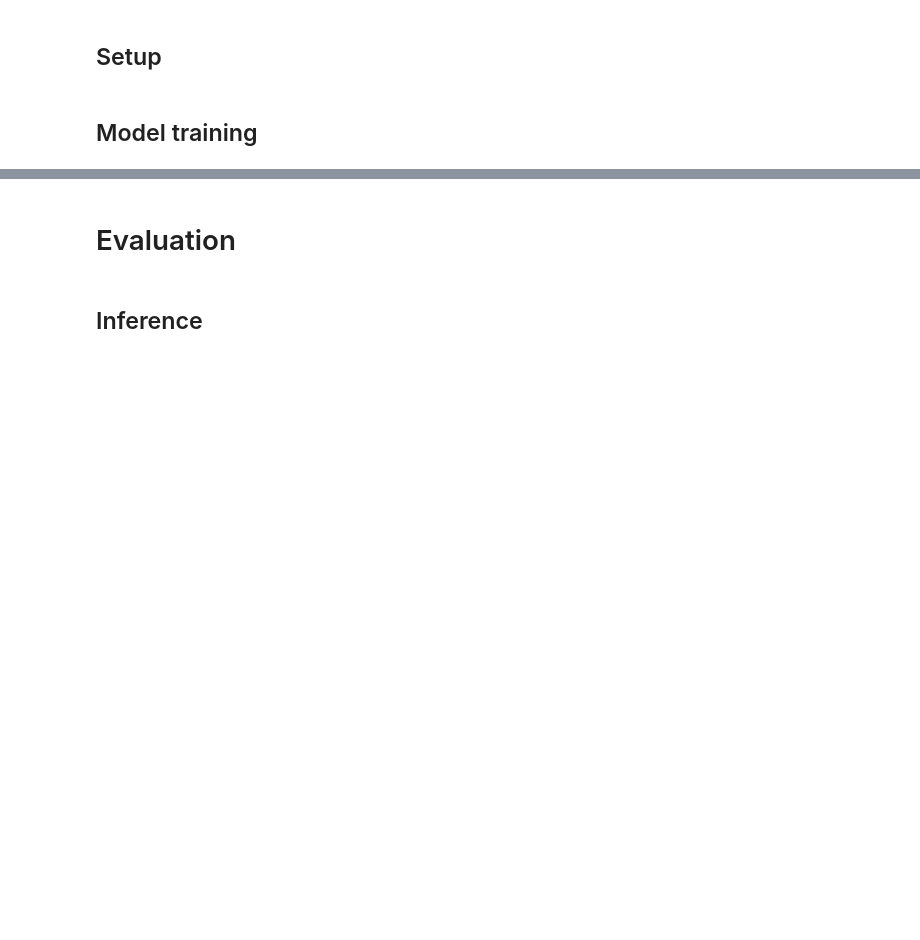
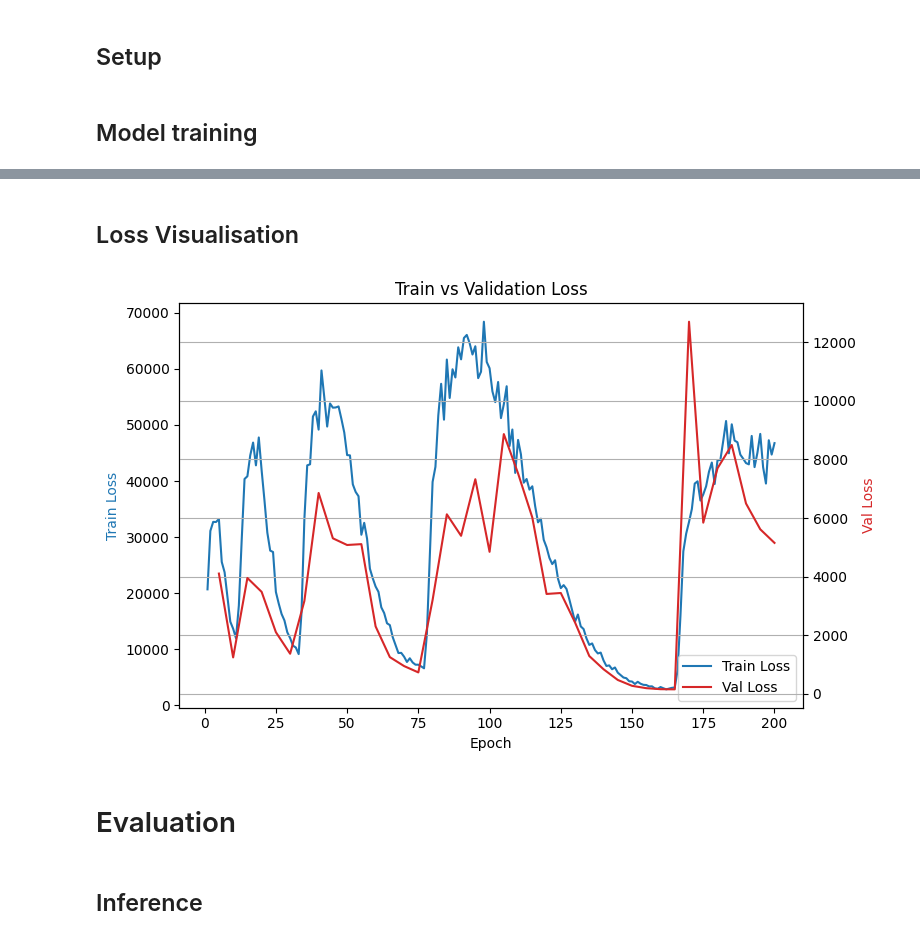
Before and after one commit to AtharvaAtIITM/DALab_Kaggle_Competition, a Jupyter notebook: kaggle_notebook.ipynb, the cells around one changed output, grey strips where cells are left out. Drawn from its saved outputs; the diff is of its cells as text; code cells hidden in the pictures; blank space fills up the shorter version.

```diff
--- a/kaggle_notebook.ipynb
+++ b/kaggle_notebook.ipynb
@@ -538,3 +565,39 @@ Epoch 200/200 | Train Loss: 42234.6177 | Val Loss: 9331.4780
+# %% [markdown]
+## Loss Visualisation
+# %%
+import matplotlib.pyplot as plt
+import numpy as np
+
+train_loss = history["train_loss"]
+val_loss = history["val_loss"]
+
+epochs_train = np.arange(1, len(train_loss) + 1)
+epochs_val = np.arange(5, 5 * len(val_loss) + 1, 5)
+
+fig, ax1 = plt.subplots(figsize=(8, 5))
+
+# Train loss
+ax1.plot(epochs_train, train_loss, color="tab:blue", label="Train Loss")
+ax1.set_xlabel("Epoch")
+ax1.set_ylabel("Train Loss", color="tab:blue")
+ax1.tick_params(axis="y")
+
+# Val loss
+ax2 = ax1.twinx()
+ax2.plot(epochs_val, val_loss, color="tab:red", label="Val Loss")
+ax2.set_ylabel("Val Loss", color="tab:red")
+ax2.tick_params(axis="y")
+
+# Combine legends
+lines = ax1.get_lines() + ax2.get_lines()
+labels = [l.get_label() for l in lines]
+ax1.legend(lines, labels, loc="lower right")
+
+plt.title("Train vs Validation Loss")
+plt.tight_layout()
+plt.grid()
+# %% [output]
+[figure, added]
 # %% [markdown]
 # Evaluation
 # %% [markdown]
```
Also changed, not shown: parts of 7 cells of this notebook, 2 other files.
